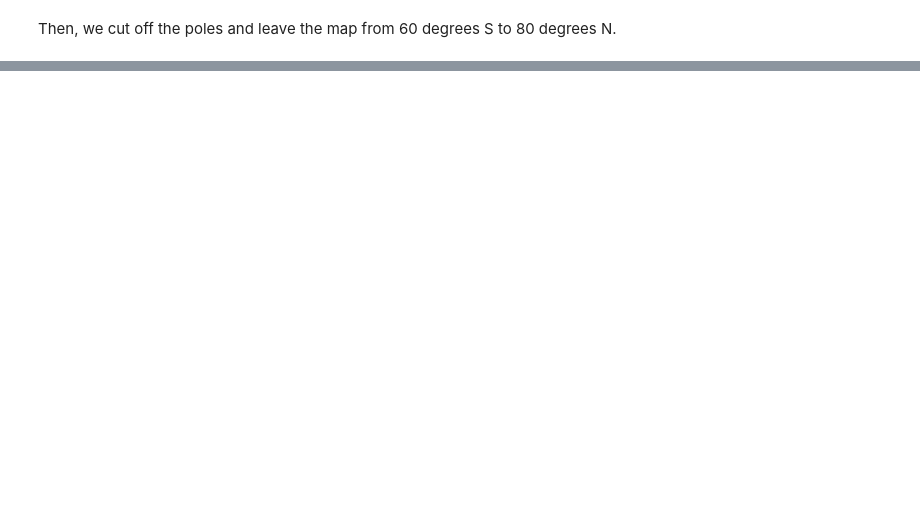
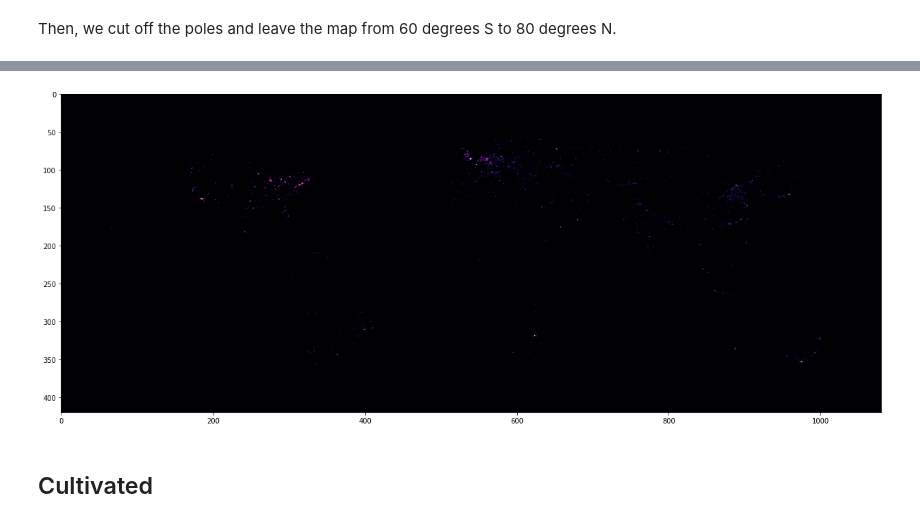
Before and after one commit to miguel-bm/pandora, a Jupyter notebook: notebooks/common_format.ipynb, the cells around one changed output, grey strips where cells are left out. Drawn from its saved outputs; the diff is of its cells as text; code cells hidden in the pictures; blank space fills up the shorter version.

```diff
--- a/notebooks/common_format.ipynb
+++ b/notebooks/common_format.ipynb
@@ -150,0 +170,13 @@ array_to_json(mammals_array_processed, mammals_processed_folder/"all_mammals_3px
+# %%
+earthenv_raw_folder = data_raw_folder/"earthenv"
+earthenv_processed_folder = data_processed_folder/"earthenv"
+urban_raw_file = earthenv_raw_folder/"urban.tif"
+# %%
+urban_array = array_from_tif(urban_raw_file, longitude_size)
+# %%
+urban_array_processed = cut_poles(urban_array, (-56, 90), latitude_range) * open_water_array_processed
+urban_array_processed = urban_array_processed / urban_array_processed.max()
+# %%
+plot_map(urban_array_processed)
+# %% [output]
+[figure, added]
@@ -150,0 +188,2 @@ array_to_json(mammals_array_processed, mammals_processed_folder/"all_mammals_3px
+# %% [markdown]
+## Cultivated
```
Also changed, not shown: parts of 34 cells of this notebook, 11 other files.
